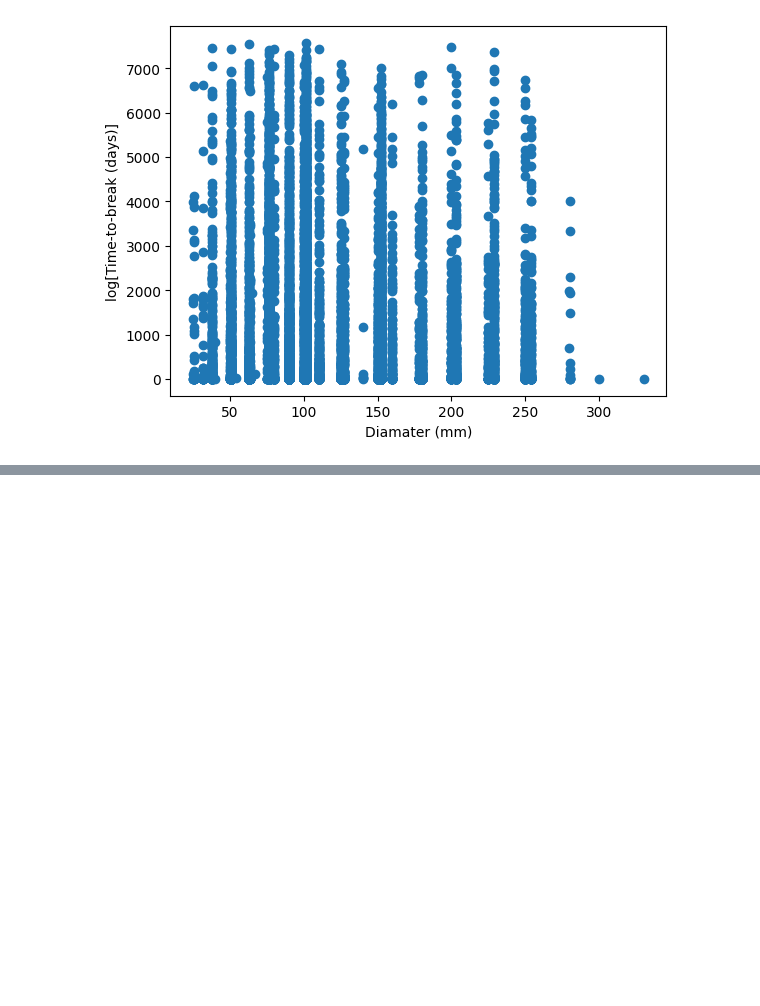
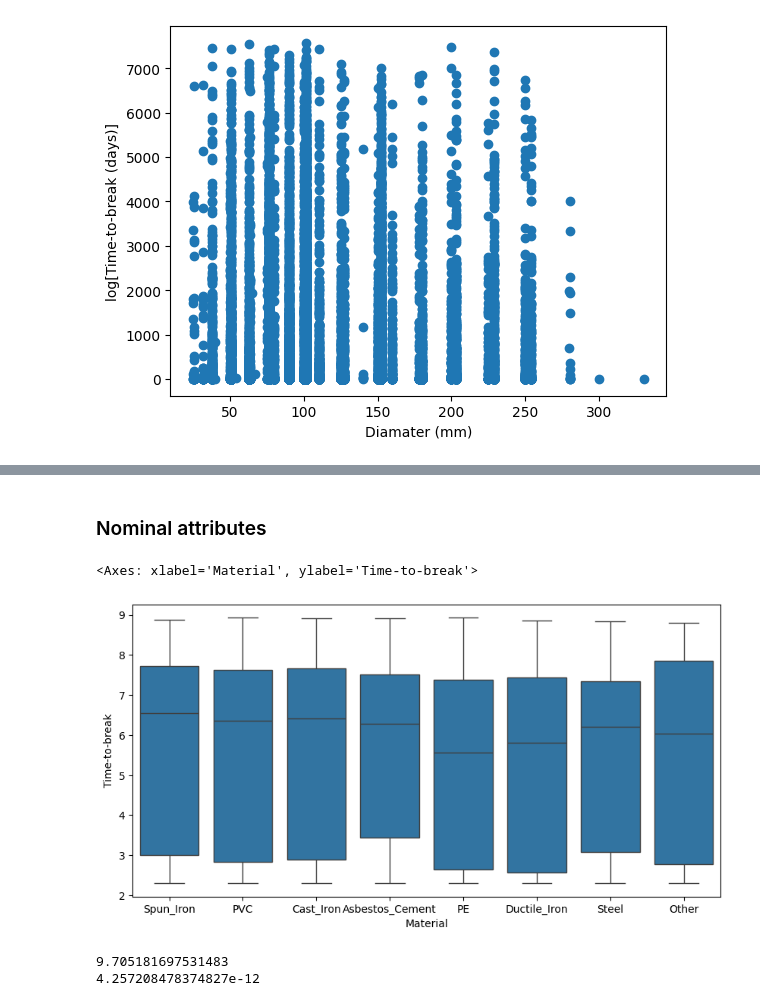
Before and after one commit to UlaStats/MSc-project-pipe-failure-prediction, a Jupyter notebook: MSc_project_data_pre_processing.ipynb, the cells around one changed output, grey strips where cells are left out. Saved outputs shown, nothing was run; the diff lists cells and outputs as text; code cells hidden in the pictures; blank space fills up the shorter version.

```diff
--- a/MSc_project_data_pre_processing.ipynb
+++ b/MSc_project_data_pre_processing.ipynb
@@ -240,0 +276,12 @@ print(test.statistic)
+# %% [markdown]
+### Nominal attributes
+# %%
+# material vs time-to-break
+
+plt.figure(figsize = (10, 5))
+sns.boxplot( y = np.log(attributes["Time-to-break"] + 10), x = attributes["Material"]) # adding a constant 10 to avoid infinity at time-to-break = 0
+
+# comment: some materials such as PE or Steel seem to have slightly lower time-to-break
+# %% [output]
+<Axes: xlabel='Material', ylabel='Time-to-break'>
+[figure, added]
@@ -240,0 +311,19 @@ print(test.statistic)
+# %%
+# one-way ANOVA for material
+
+test = stats.f_oneway(np.log(asbestos_cement + 10),
+               np.log(spun_iron + 10),
+               np.log(PVC + 10),
+               np.log(cast_iron + 10),
+               np.log(PE + 10),
+               np.log(ductile_iron + 10),
+               np.log(steel + 10),
+               np.log(other + 10))
+
+print(test.statistic)
+print(test.pvalue)
+
+# comment: significant different in time-to-break between different materials
+# %% [output]
+9.705181697531483
+4.257208478374827e-12
```
Also changed, not shown: parts of 25 cells of this notebook.
